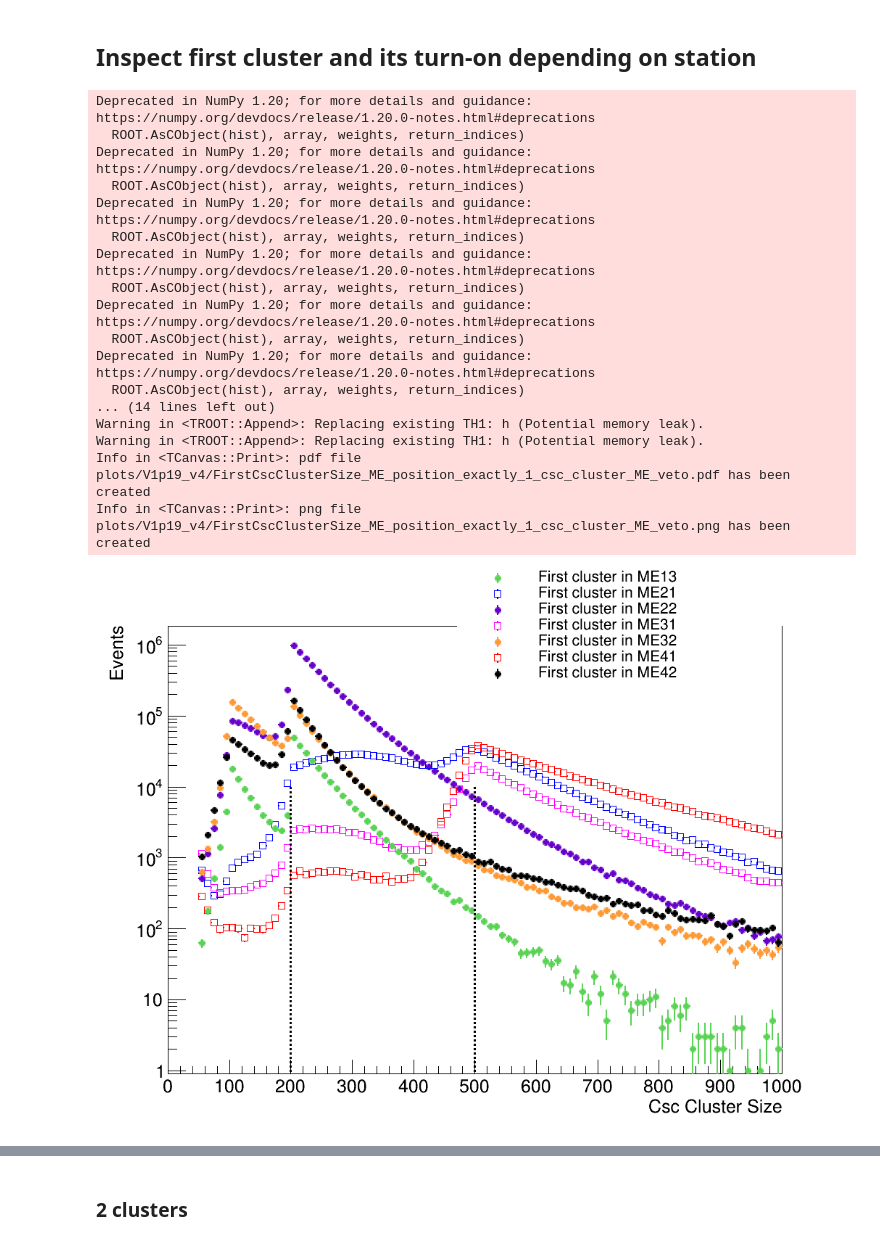
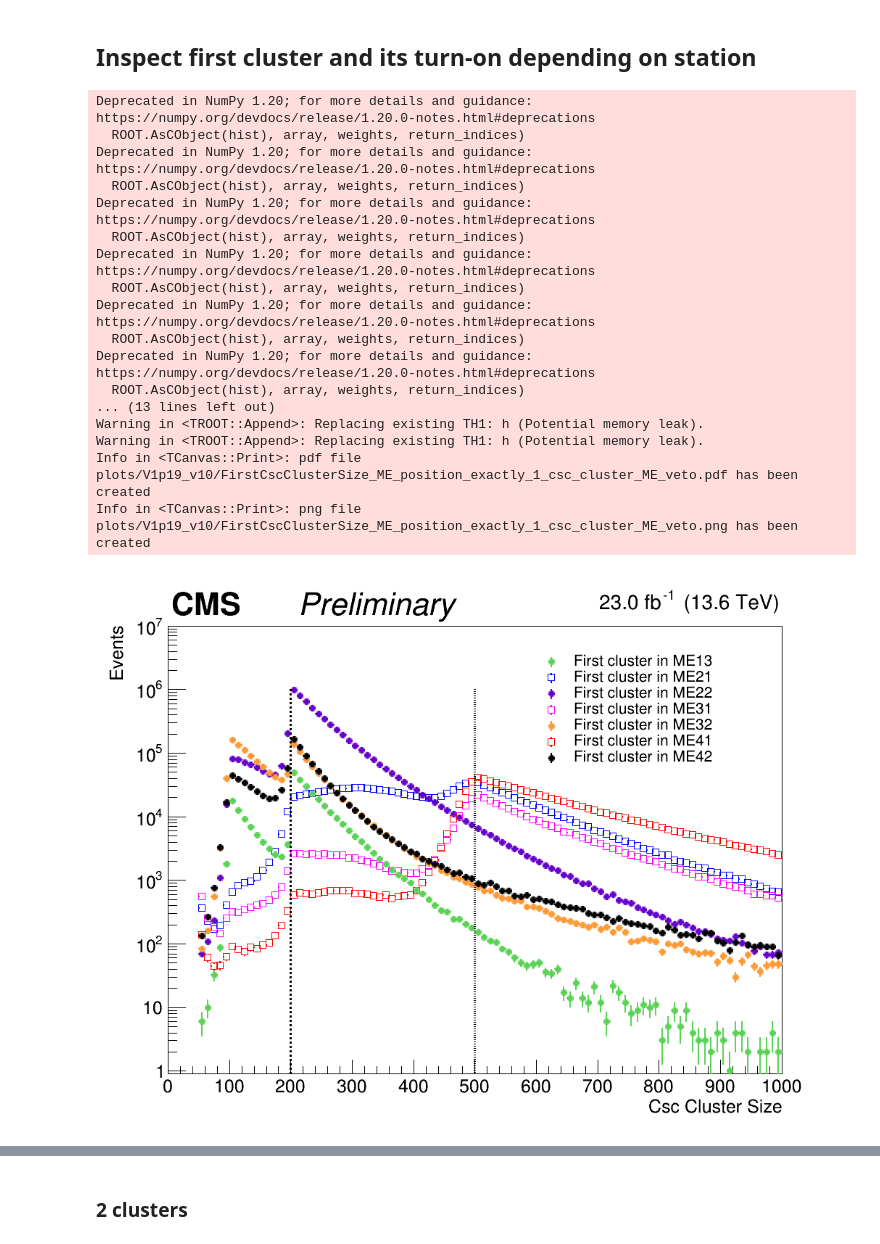
Before and after one commit to cms-lpc-llp/run3_muon_system_analysis, a Jupyter notebook: study_triggered_events_CSC_v2.ipynb, the cells around one changed output, grey strips where cells are left out. Cells and saved outputs as stored; diff of their text form; code cells hidden in the pictures.

```diff
--- a/study_triggered_events_CSC_v2.ipynb
+++ b/study_triggered_events_CSC_v2.ipynb
@@ -37,7 +37,7 @@ start_t = time.time()
 data_year = 2022
 
 tag  = 'V1p19'
-vers = 'v4'
+vers = 'v10'
 #v1 includes events without selections
 #v3 includes events with at least 2 clusters
 #v4: no event level cuts, clusters made with DBSCAN, HLT time definition
@@ -46,6 +46,7 @@ vers = 'v4'
 #v7: cluster CA R=0.5
 #v8: cluster CA R=0.8
 #v9: cluster CA R=1.0
+#v10: cluster CA R-0.4, merging 0.6
 
 data_path = '/nfs/dust/cms/group/cms-llp/muon_system_run3/'+tag+'/Data'+str(data_year)+'/'+vers+'/'
 lumi = 23.02*1000
@@ -769,7 +770,7 @@ Info in <TCanvas::Print>: png file plots/V1p19_v4/CscClusterSize_L1_HLT_plateau_
 ## Inspect first cluster and its turn-on depending on station
 # %%
 can = rt.TCanvas('c','c', 1000, 800)
-leg = rt.TLegend(0.5,0.8,0.95,1.)
+leg = rt.TLegend(0.6,0.65,0.85,0.85)
 leg.SetTextSize(0.03)
 leg.SetBorderSize(0)
 leg.SetEntrySeparation(0.01)
@@ -869,7 +870,7 @@ for k in tree_keys:
     hME42[k].SetMarkerSize(1.2)
     if hME42[k].Integral()>0 and norm:hME42[k].Scale(1./hME42[k].Integral())
 
-    #hME22[k].SetMaximum(1.e4)
+    hME22[k].SetMaximum(1.e7)
     hME22[k].SetMinimum(0.9)
     hME22[k].Draw('PE same')
     hME21[k].Draw('PE same')
@@ -881,44 +882,45 @@ for k in tree_keys:
     #hME12[k].Draw('HISTO same')
     hME13[k].Draw('PE same')
 
-    line_pos = rt.TLine(200,0.,200,1e4)
+    line_pos = rt.TLine(200,0.,200,1e6)
     line_pos.SetLineWidth(3)
     line_pos.SetLineStyle(2)
     line_pos.Draw('same')
 
-    line_pos2 = rt.TLine(500,0.,500,1e4)
+    line_pos2 = rt.TLine(500,0.,500,1e6)
     line_pos2.SetLineWidth(3)
-    line_pos2.SetLineStyle(2)
+    line_pos2.SetLineStyle(3)
     line_pos2.Draw('same')
 
 
 leg.Draw()
 can.SetRightMargin(0.05)
+drawCMS(lumi, "Preliminary", ERA="", onTop=True,left_marg_CMS=0.2,top_marg_cms=0.96,top_marg_lumi=0.965)
 
 # if setlog:
 can.SetLogy()
 can.Draw()
 can.Print("plots/V1p19_"+vers+"/FirstCscClusterSize_ME_position"+plot_string+".pdf")
 can.Print("plots/V1p19_"+vers+"/FirstCscClusterSize_ME_position"+plot_string+".png")
 # %% [output]
 Deprecated in NumPy 1.20; for more details and guidance: https://numpy.org/devdocs/release/1.20.0-notes.html#deprecations
   ROOT.AsCObject(hist), array, weights, return_indices)
 Deprecated in NumPy 1.20; for more details and guidance: https://numpy.org/devdocs/release/1.20.0-notes.html#deprecations
   ROOT.AsCObject(hist), array, weights, return_indices)
 Deprecated in NumPy 1.20; for more details and guidance: https://numpy.org/devdocs/release/1.20.0-notes.html#deprecations
   ROOT.AsCObject(hist), array, weights, return_indices)
 Deprecated in NumPy 1.20; for more details and guidance: https://numpy.org/devdocs/release/1.20.0-notes.html#deprecations
   ROOT.AsCObject(hist), array, weights, return_indices)
 Deprecated in NumPy 1.20; for more details and guidance: https://numpy.org/devdocs/release/1.20.0-notes.html#deprecations
   ROOT.AsCObject(hist), array, weights, return_indices)
 Deprecated in NumPy 1.20; for more details and guidance: https://numpy.org/devdocs/release/1.20.0-notes.html#deprecations
   ROOT.AsCObject(hist), array, weights, return_indices)
-... (14 lines left out)
+... (13 lines left out)
 Warning in <TROOT::Append>: Replacing existing TH1: h (Potential memory leak).
 Warning in <TROOT::Append>: Replacing existing TH1: h (Potential memory leak).
-Info in <TCanvas::Print>: pdf file plots/V1p19_v4/FirstCscClusterSize_ME_position_exactly_1_csc_cluster_ME_veto.pdf has been created
-Info in <TCanvas::Print>: png file plots/V1p19_v4/FirstCscClusterSize_ME_position_exactly_1_csc_cluster_ME_veto.png has been created
+Info in <TCanvas::Print>: pdf file plots/V1p19_v10/FirstCscClusterSize_ME_position_exactly_1_csc_cluster_ME_veto.pdf has been created
+Info in <TCanvas::Print>: png file plots/V1p19_v10/FirstCscClusterSize_ME_position_exactly_1_csc_cluster_ME_veto.png has been created
-[figure, old version]
+[figure, new version]
 # %%
 can = rt.TCanvas('c','c', 1000, 800)
 leg = rt.TLegend(0.5,0.8,0.95,1.)
```
Also changed, not shown: parts of 17 cells of this notebook, 11 other files.
